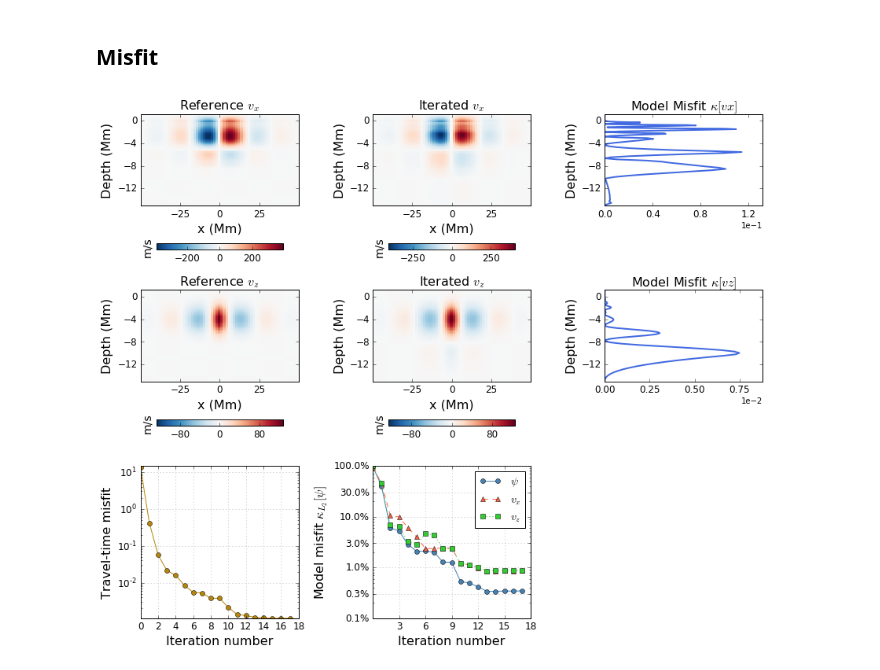
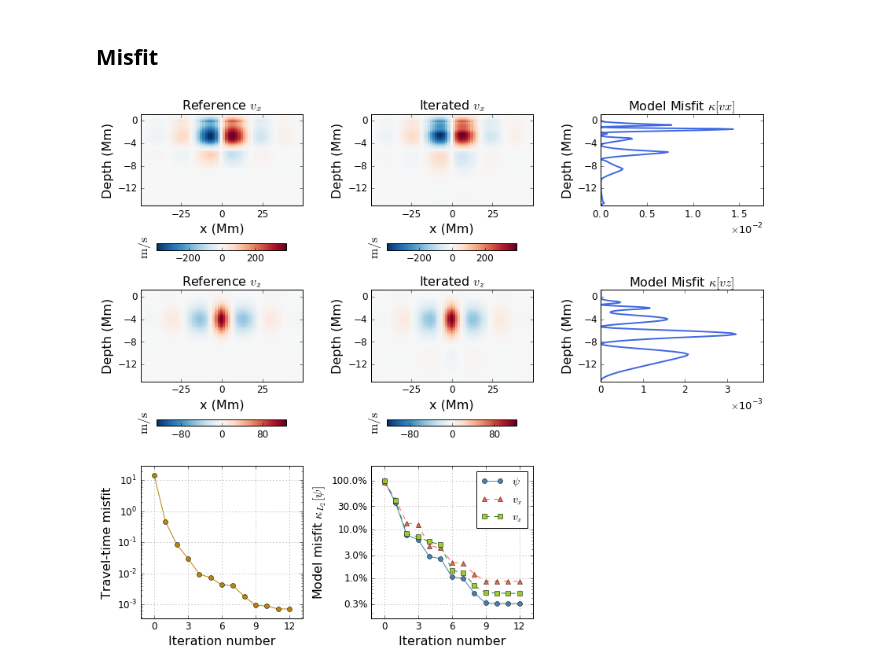
Before and after one commit to jishnub/sparc_flows, a Jupyter notebook: plots_2017_paper.ipynb, the cells around one changed output. Saved outputs shown, nothing was run; the diff lists cells and outputs as text; code cells hidden in the pictures.

```diff
--- a/plots_2017_paper.ipynb
+++ b/plots_2017_paper.ipynb
@@ -30,6 +33,6 @@ def fitsread(f): return np.squeeze(pyfits.getdata(f))
 # %%
 datadir_list = [os.path.join(os.path.dirname(read_params.get_directory()),
-                             "spline_SG{:d}".format(sgno)) for sgno in xrange(1,5)]
+                             "spline_SG{:d}_nohorcutoff".format(sgno)) for sgno in xrange(1,5)]
 
 home = os.environ["HOME"]
 codedir_list = [os.path.join(home,"sparc_SG{:d}".format(sgno)) for sgno in xrange(1,5)]
@@ -228,12 +276,17 @@ plt.savefig("plots/peak_depths.eps")
 f=plt.figure()
 f.set_size_inches(12,10)
 
-datadir = datadir_list[1]
-codedir = codedir_list[1]
+modelno = 1
+datadir = datadir_list[modelno]
+codedir = codedir_list[modelno]
 
 coeff_files = sorted(fnmatch.filter(os.listdir(os.path.join(datadir,"update")),
                     "model_psi_[0-9][0-9].fits"))
-iterno = len(coeff_files)-1
+
+vx_files = sorted(fnmatch.filter(os.listdir(os.path.join(datadir,"update")),
+                    "vx_[0-9][0-9].fits"))
+
+iterno = min(len(coeff_files),len(vx_files))-1
 
 true_vx = fitsread(os.path.join(codedir,'true_vx.fits'))
 true_vz = fitsread(os.path.join(codedir,'true_vz.fits'))
@@ -268,7 +321,7 @@ add_subplot(335,current_vz,title="Iterated $v_z$")
 add_subplot(336,true_vz,title="Reference $v_z$")
 
 for cb in cblist.values():
-    cb.ax.set_ylabel("m/s",rotation=90,fontsize=14)
+    cb.ax.set_ylabel(r"$\mathrm{m}/\mathrm{s}$",rotation=90,fontsize=16)
     cb.ax.tick_params(axis="x",labelsize=12)
 
 misfitfiles=sorted([os.path.join(datadir,"update",f) for f in
@@ -286,8 +339,10 @@ plt.semilogy(range(len(misfitfiles)),total_misfit,**plotdict)
 plt.tick_params(axis='both', which='major', labelsize=12)
 plt.ylabel('Travel-time misfit',fontsize=16)
 plt.xlabel("Iteration number",fontsize=16)
-plt.margins(y=0.1)
-plt.grid(color="0.5")
+plt.margins(x=0.1)
+plt.gca().xaxis.set_major_locator(ticker.MaxNLocator(nbins=6,integer=True,prune="lower"))
+plt.ylim(min(total_misfit)/2,max(total_misfit)*2)
+plt.grid(color="0.3")
 
 axlist[338]=plt.subplot(338)
 with np.load(os.path.join(datadir,'true_psi_coeffs.npz')) as f:
@@ -321,9 +376,12 @@ for iterno in xrange(len(misfitfiles)):
     misfit_vx_i = integrate.simps(1/rho**2*ddz(rho*c_sound*(psi_true-psi_model))**2,x=z)/vx_norm
     misfit_vx.append(misfit_vx_i)
 
-axlist[338].semilogy(misfit_psi,linestyle='solid',marker='o',label="$\psi$",color='steelblue',zorder=1)
-axlist[338].semilogy(misfit_vx,linestyle='dashed',marker='^',label="$v_x$",color='tomato',zorder=1)
-axlist[338].semilogy(misfit_vz,linestyle='dotted',marker='s',label="$v_z$",color='limegreen',zorder=1)
+axlist[338].semilogy(misfit_psi,linestyle='solid',marker='o',
+                     label="$\psi$",color='steelblue',zorder=1)
+axlist[338].semilogy(misfit_vx,linestyle='dashed',marker='^',
+                     label="$v_x$",color='tomato',zorder=1)
+axlist[338].semilogy(misfit_vz,linestyle='dashed',marker='s',
+                     label="$v_z$",mfc='yellowgreen',zorder=1,color="forestgreen")
 
 plt.gca().yaxis.set_major_locator(ticker.LogLocator(subs=[1,3]))
 def percent(y,position):
@@ -336,54 +394,60 @@ def percent(y,position):
         return s + '%'
 
 plt.gca().yaxis.set_major_formatter(ticker.FuncFormatter(percent))
-plt.gca().xaxis.set_major_locator(ticker.MaxNLocator(nbins=8,integer=True,prune="lower"))
+plt.gca().xaxis.set_major_locator(ticker.MaxNLocator(nbins=6,integer=True,prune="lower"))
 plt.tick_params(axis='both', which='major', labelsize=12)
 plt.ylabel(r"Model misfit $\kappa_{L_2}[\psi]$",fontsize=16)
 plt.xlabel("Iteration number",fontsize=16)
 
-plt.grid(color="0.5");
+plt.grid(color="0.3");
 plt.legend(loc="best",fontsize=14);
+axlist[338].set_ylim(min(min(misfit_vz),min(misfit_vx),min(misfit_psi))/2,2)
+axlist[338].margins(x=0.1)
 
 with np.load(os.path.join(datadir,'update',
     'model_psi_{:02d}_coeffs.npz'.format(len(misfitfiles)-1))) as f:
     cz_model = f['z'] + cz_top
     psi_model = interpolate.splev(z,(tz,cz_model,kz),ext=1)
 
-misfit_vz_scale = ((psi_true*c_sound).max())**2
+misfit_vz_scale = (abs(psi_true*c_sound).max())**2
 misfit_vz = (psi_true-psi_model)**2*c_sound**2
 
-misfit_vx_scale = ((ddz(rho*c_sound*psi_true)/rho).max())**2
+misfit_vx_scale = (abs(ddz(rho*c_sound*psi_true)/rho).max())**2
 misfit_vx = (ddz(rho*c_sound*(psi_true-psi_model))**2)/rho**2
 
 axlist[333].cla()
 axlist[336].cla()
 
 axlist[333].set_rasterized(False)
 axlist[333].plot(misfit_vx/misfit_vx_scale,z,color="royalblue",lw=2,zorder=1)
 axlist[333].set_ylim(axlist[332].set_ylim())
 axlist[333].yaxis.set_major_locator(axlist[332].yaxis.get_major_locator())
 axlist[333].xaxis.set_major_locator(ticker.MaxNLocator(4))
+axlist[333].xaxis.set_major_formatter(ticker.ScalarFormatter(useMathText=True))
+axlist[333].xaxis.get_offset_text().set_fontsize(13)
 axlist[333].ticklabel_format(axis="x",style="sci",scilimits=(0,0))
 axlist[333].set_title(r"Model Misfit $\kappa[vx]$",fontsize=16)
 axlist[333].set_xlim(0,axlist[333].get_xlim()[1]*1.1)
 axlist[333].set_ylabel("Depth (Mm)",fontsize=16)
 
 axlist[336].set_rasterized(False)
 axlist[336].plot(misfit_vz/misfit_vz_scale,z,color="royalblue",lw=2)
 axlist[336].set_ylim(axlist[335].set_ylim())
 axlist[336].yaxis.set_major_locator(axlist[335].yaxis.get_major_locator())
 axlist[336].xaxis.set_major_locator(ticker.MaxNLocator(4))
+axlist[336].xaxis.set_major_formatter(ticker.ScalarFormatter(useMathText=True))
+axlist[336].xaxis.get_offset_text().set_fontsize(13)
 axlist[336].ticklabel_format(axis="x",style="sci",scilimits=(0,0))
 axlist[336].set_title(r"Model Misfit $\kappa[vz]$",fontsize=16)
 axlist[336].set_xlim(0,axlist[336].get_xlim()[1]*1.1)
 axlist[336].set_ylabel("Depth (Mm)",fontsize=16)
 
 plt.tight_layout()
 
 cblist[333].ax.set_visible(False)
 cblist[336].ax.set_visible(False)
 
 if not os.path.exists("plots"): os.makedirs("plots")
 plt.savefig("plots/true_iter_vel_misfits.eps")
 # %% [output]
-[figure, old version]
+[figure, new version]
```
Also changed, not shown: parts of 5 cells of this notebook, 2 other files.
